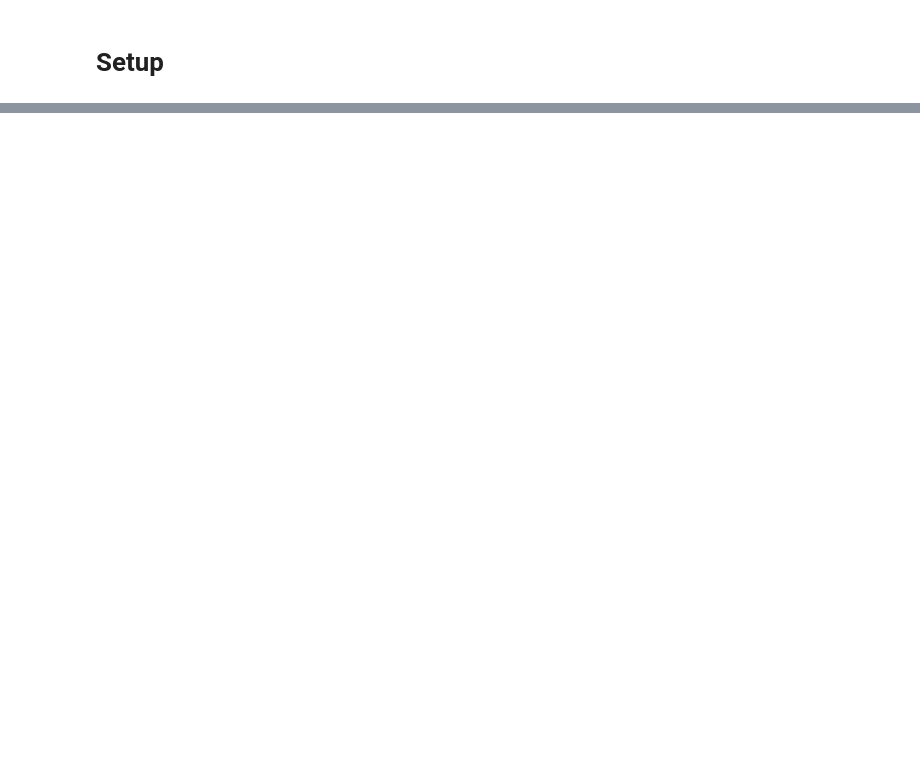
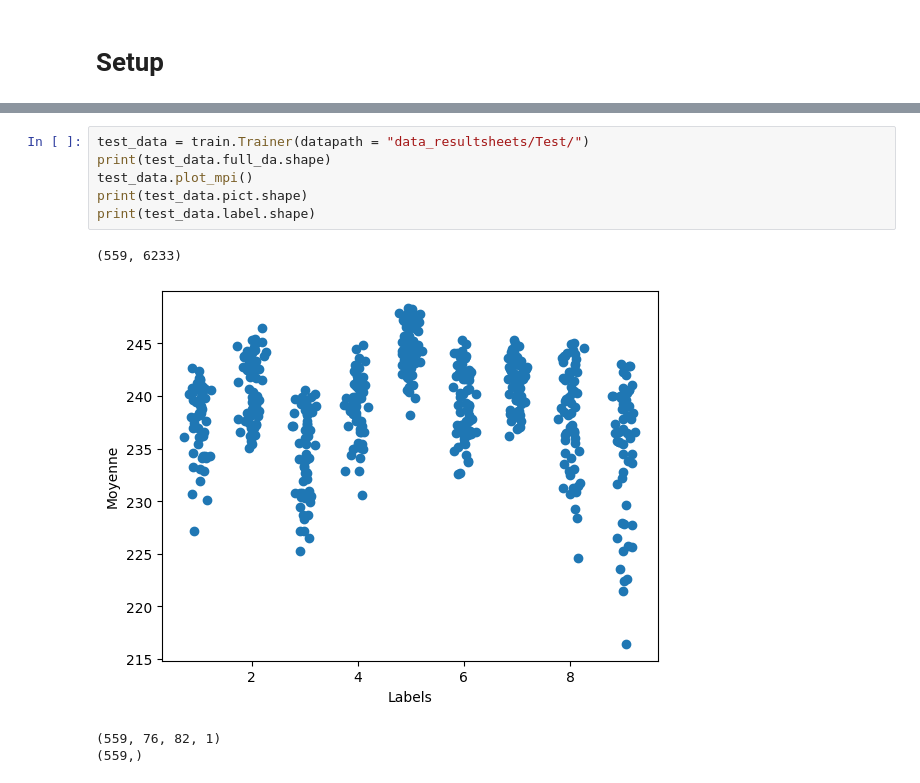
Before and after one commit to csdevignes/trec-coding, a Jupyter notebook: SymbolsTraining.ipynb, the cells around one changed output, grey strips where cells are left out. Saved outputs shown, nothing was run; the diff lists cells and outputs as text; blank space fills up the shorter version.

```diff
--- a/SymbolsTraining.ipynb
+++ b/SymbolsTraining.ipynb
@@ -433,0 +42,11 @@ Test Loss: 0.4195675253868103, Test Accuracy: 0.8958130478858948
+# %%
+test_data = train.Trainer(datapath = "data_resultsheets/Test/")
+print(test_data.full_da.shape)
+test_data.plot_mpi()
+print(test_data.pict.shape)
+print(test_data.label.shape)
+# %% [output]
+(559, 6233)
+[figure, added]
+(559, 76, 82, 1)
+(559,)
```
Also changed, not shown: parts of 72 cells of this notebook, 16 other files.
